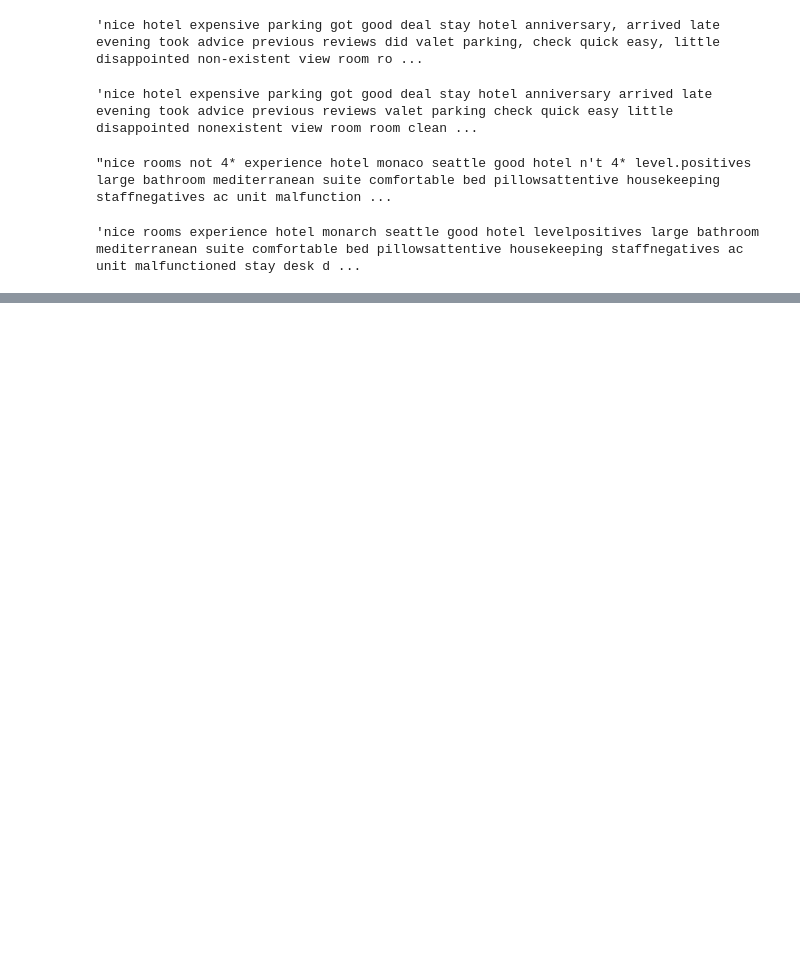
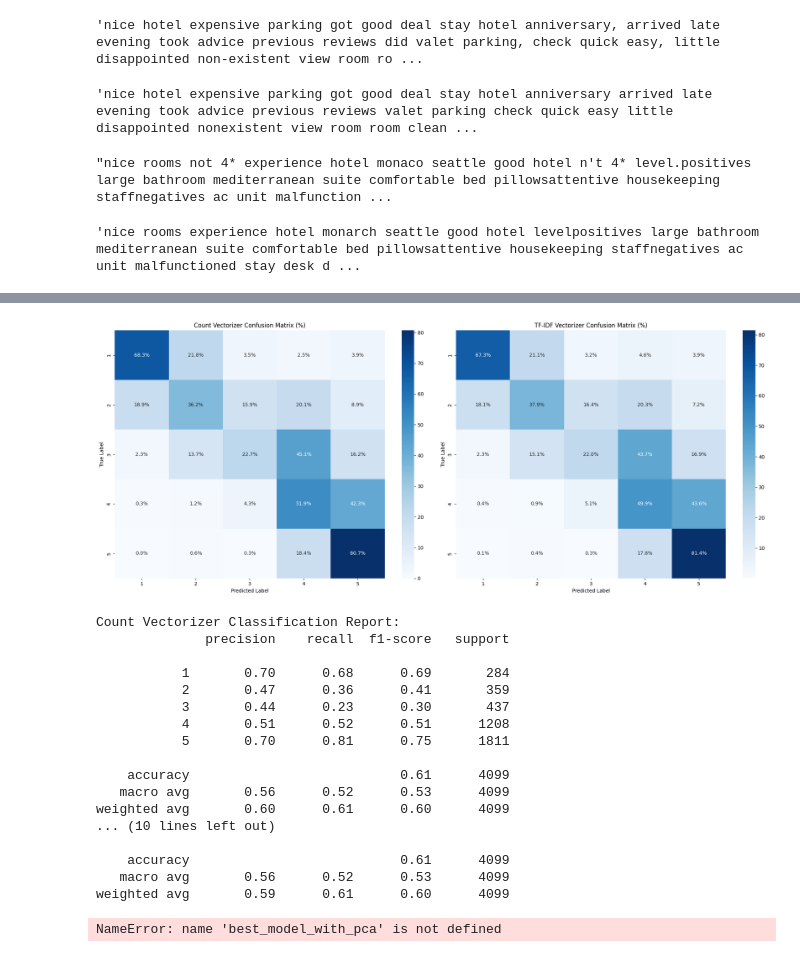
Before and after one commit to FIUBA-CEIA-18Co2024/AM1-TP, a Jupyter notebook: notebook.ipynb, the cells around one changed output, grey strips where cells are left out. Drawn from its saved outputs; the diff is of its cells as text; code cells hidden in the pictures; blank space fills up the shorter version.

```diff
--- a/notebook.ipynb
+++ b/notebook.ipynb
@@ -281,0 +719,45 @@ Name: proportion, dtype: float64
+# %%
+compare_models(results['with_pca']['model'], results['without_pca']['model'], X_test, y_test)
+# %% [output]
+[figure, added]
+Count Vectorizer Classification Report:
+              precision    recall  f1-score   support
+
+           1       0.70      0.68      0.69       284
+           2       0.47      0.36      0.41       359
+           3       0.44      0.23      0.30       437
+           4       0.51      0.52      0.51      1208
+           5       0.70      0.81      0.75      1811
+
+    accuracy                           0.61      4099
+   macro avg       0.56      0.52      0.53      4099
+weighted avg       0.60      0.61      0.60      4099
+... (10 lines left out)
+
+    accuracy                           0.61      4099
+   macro avg       0.56      0.52      0.53      4099
+weighted avg       0.59      0.61      0.60      4099
+# %%
+def analyze_pca_components(model, vectorizer):
+    # Get feature names
+    feature_names = vectorizer.get_feature_names_out()
+
+    # Get PCA components
+    pca = model.named_steps['dim_reduction']
+    components = pca.components_
+
+    # For each component, print top words
+    n_top_words = 10
+    for i, component in enumerate(components[:5]):  # Look at first 5 components
+        top_features_idx = component.argsort()[-n_top_words:][::-1]
+        top_features = [(feature_names[j], component[j]) for j in top_features_idx]
+
+        print(f"\nTop words for component {i+1}:")
+        for word, score in top_features:
+            print(f"{word}: {score:.4f}")
+
+# Analyze component interpretation
+analyze_pca_components(best_model_with_pca,
+                      best_model_with_pca.named_steps['vectorizer'])
+# %% [output]
+NameError: name 'best_model_with_pca' is not defined
```
Also changed, not shown: parts of 29 cells of this notebook, 2 other files.
